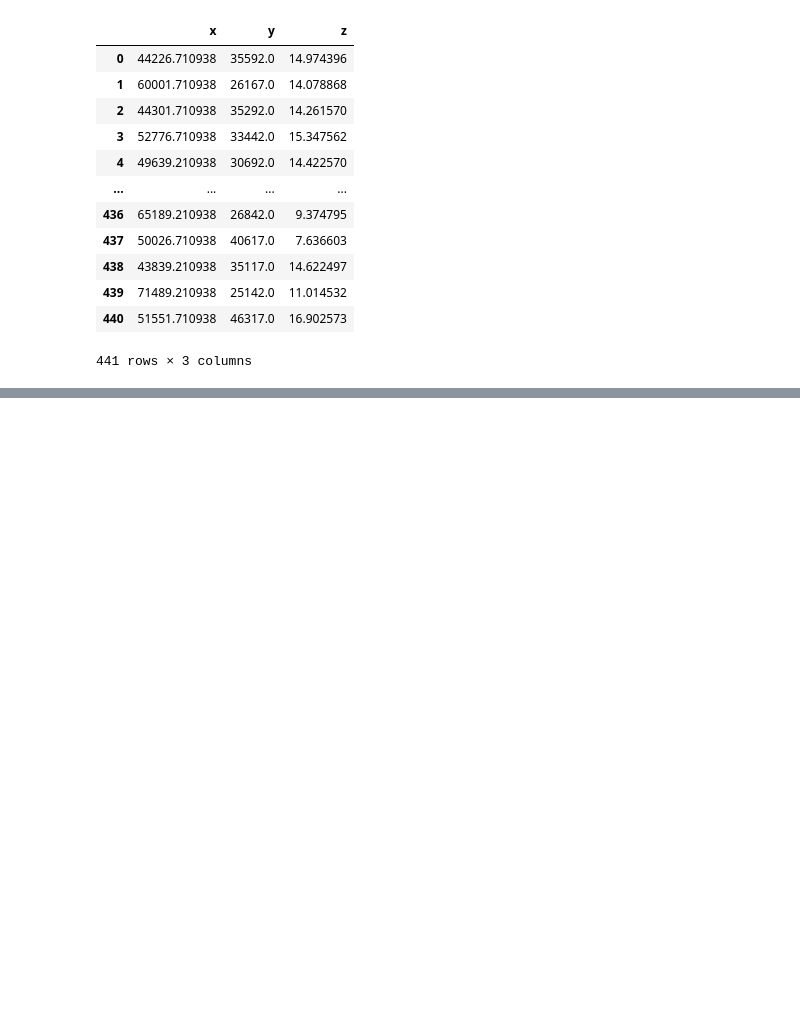
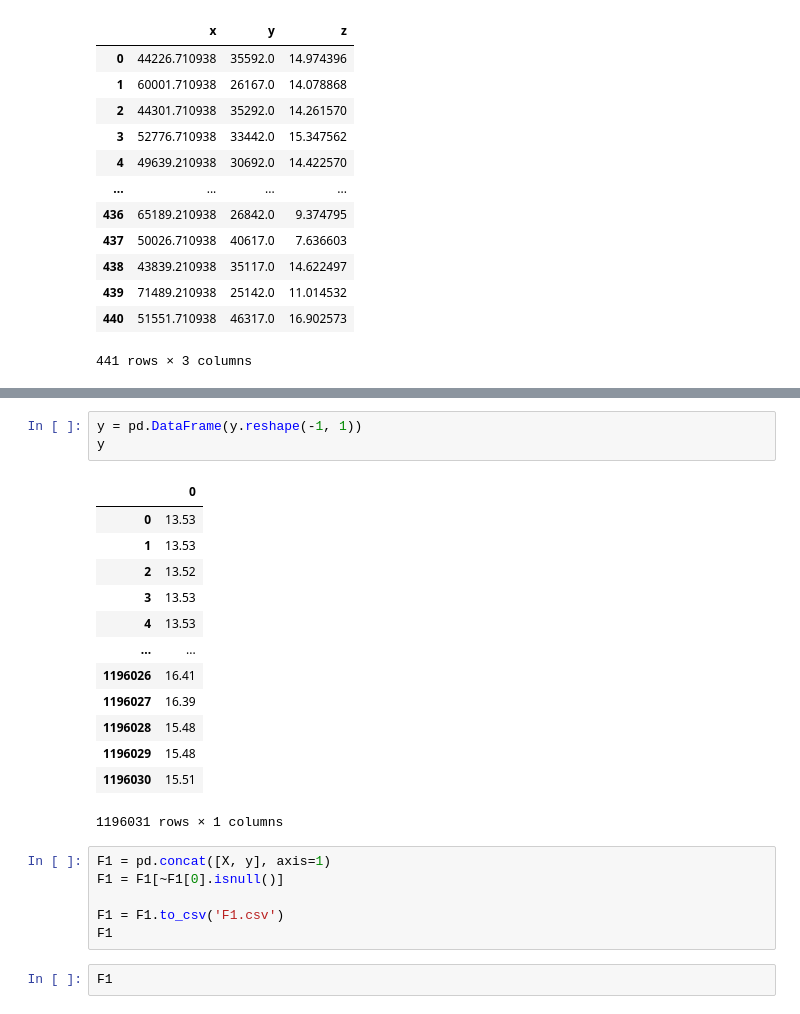
Before and after one commit to Anton9mf/hackaton_RN, a Jupyter notebook: tmp_Anton.ipynb, the cells around one changed output, grey strips where cells are left out. Drawn from its saved outputs; the diff is of its cells as text; blank space fills up the shorter version.

```diff
--- a/tmp_Anton.ipynb
+++ b/tmp_Anton.ipynb
@@ -299,0 +383,25 @@ Learning rate set to 0.034606
+# %%
+y = pd.DataFrame(y.reshape(-1, 1))
+y
+# %% [output]
+|  | 0 |
+| 0 | 13.53 |
+| 1 | 13.53 |
+| 2 | 13.52 |
+| 3 | 13.53 |
+| 4 | 13.53 |
+| ... | ... |
+| 1196026 | 16.41 |
+| 1196027 | 16.39 |
+| 1196028 | 15.48 |
+| 1196029 | 15.48 |
+| 1196030 | 15.51 |
+1196031 rows × 1 columns
+# %%
+F1 = pd.concat([X, y], axis=1)
+F1 = F1[~F1[0].isnull()]
+
+F1 = F1.to_csv('F1.csv')
+F1
+# %%
+F1
```
Also changed, not shown: parts of 8 cells of this notebook.
